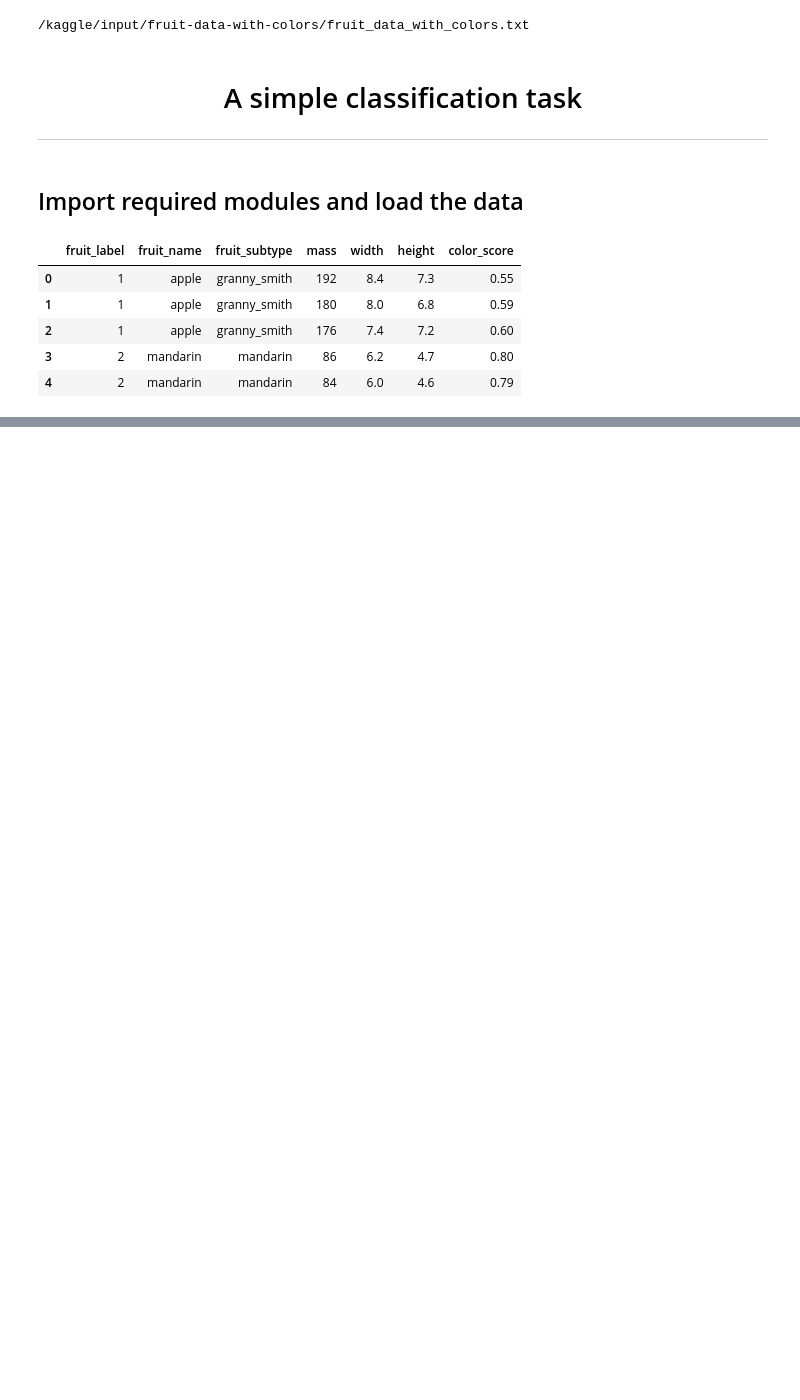
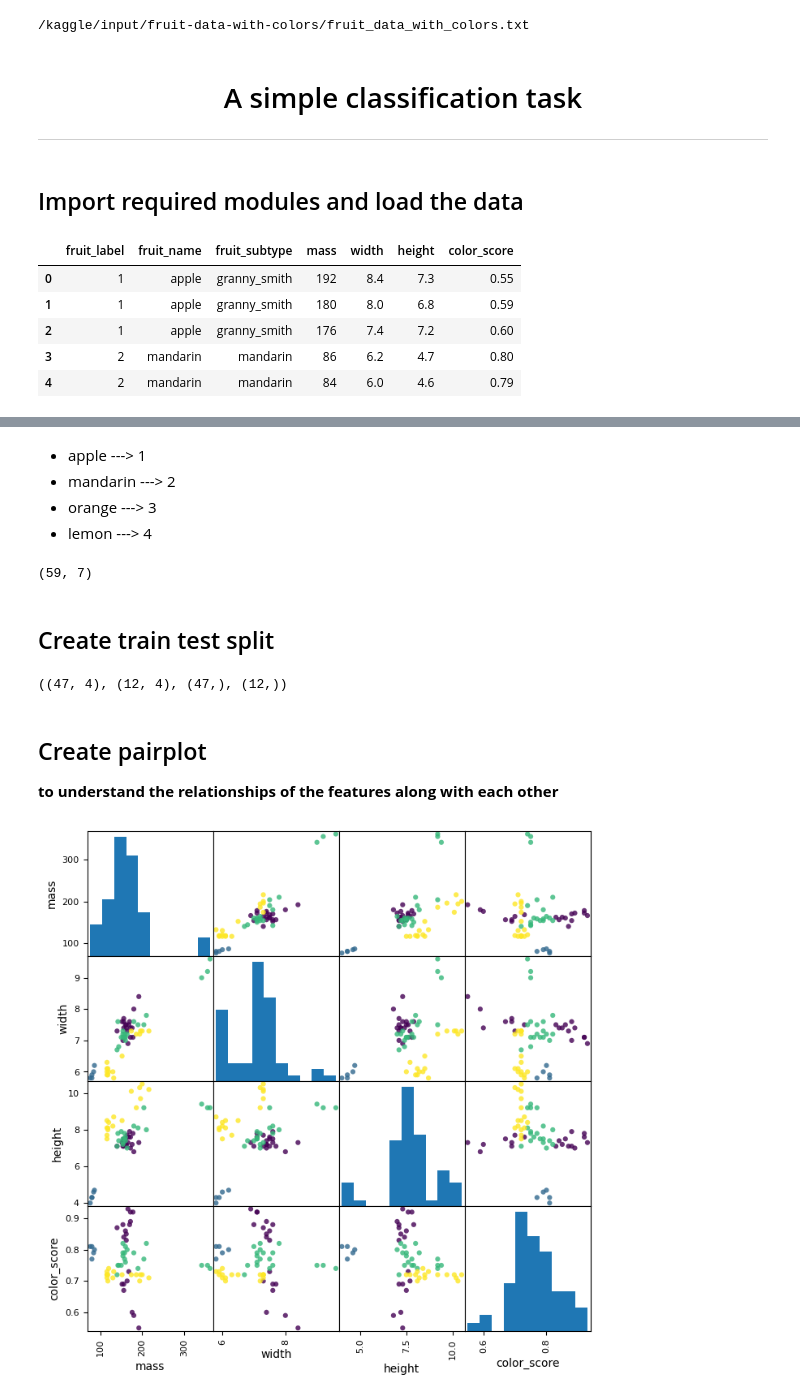
Before and after one commit to subratamondal1/MOOCs, a Jupyter notebook: applied-machine-learning-with-python-w1.ipynb, the cells around one changed output, grey strips where cells are left out. Saved outputs shown, nothing was run; the diff lists cells and outputs as text; code cells hidden in the pictures; blank space fills up the shorter version.

```diff
--- a/applied-machine-learning-with-python-w1.ipynb
+++ b/applied-machine-learning-with-python-w1.ipynb
@@ -43,0 +53,28 @@ fruits.head()
+# %% [markdown]
+* apple ---> 1
+* mandarin ---> 2
+* orange ---> 3
+* lemon ---> 4
+# %%
+fruits.shape
+# %% [output]
+(59, 7)
+# %% [markdown]
+## Create train test split
+# %%
+X = fruits[["mass","width","height","color_score"]]
+y = fruits["fruit_label"]
+
+X_train, X_test, y_train, y_test = model_selection.train_test_split(X,y,test_size=0.2, random_state=0)
+
+X_train.shape, X_test.shape, y_train.shape, y_test.shape
+# %% [output]
+((47, 4), (12, 4), (47,), (12,))
+# %% [markdown]
+## Create pairplot
+**to understand the relationships of the features along with each other**
+# %%
+%matplotlib inline
+scatter = pd.plotting.scatter_matrix(X,c = y,figsize=(8,8), s = 20, marker="o", alpha = 0.8)
+# %% [output]
+[figure, added]
```
Also changed, not shown: parts of 3 cells of this notebook.
